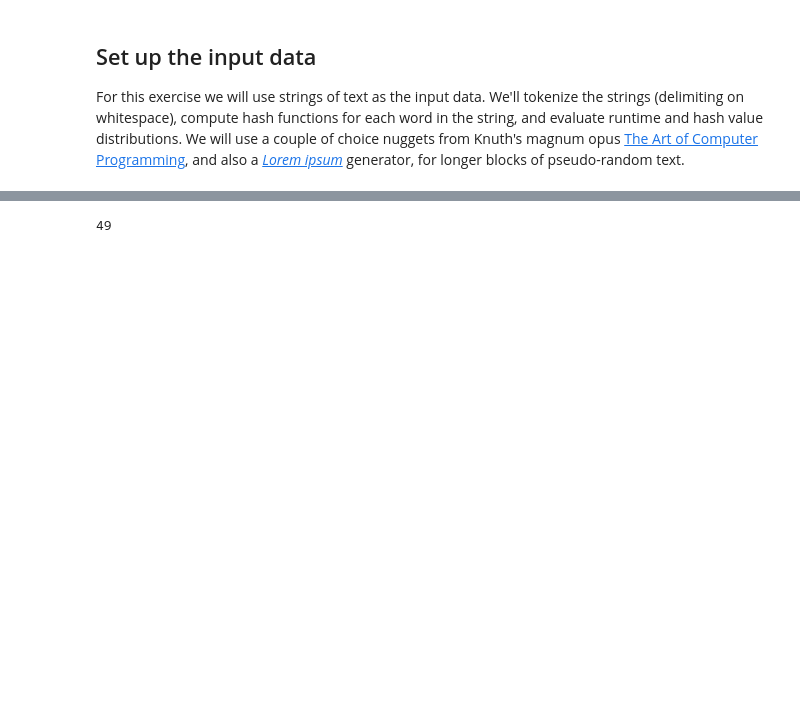
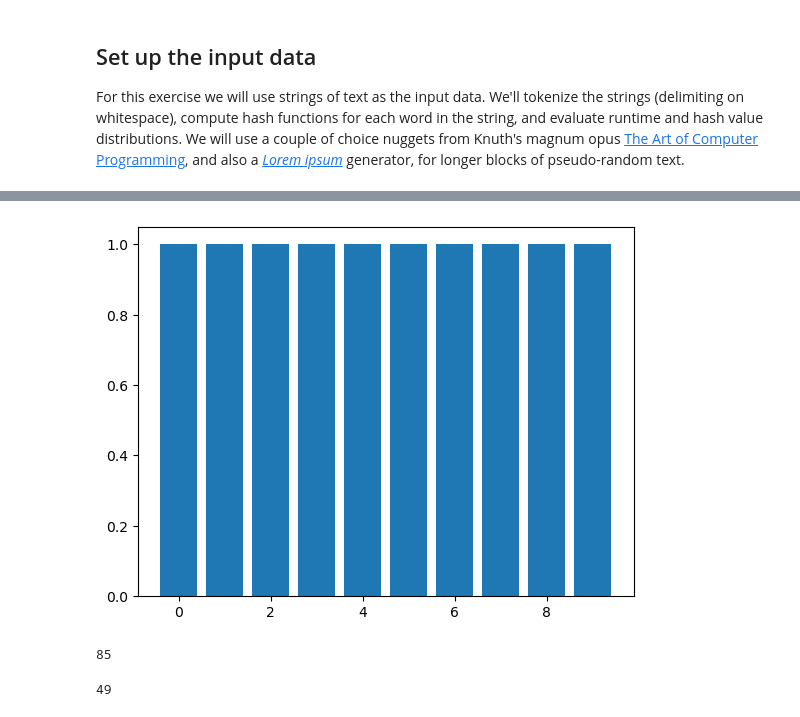
Before and after one commit to isaacovercast/CSCI232, a Jupyter notebook: notebooks/nb-1.1-hash-table-experiments.ipynb, the cells around one changed output, grey strips where cells are left out. Cells and saved outputs as stored; diff of their text form; code cells hidden in the pictures; blank space fills up the shorter version.

Commit message:
Filling out hash table experiment notebook

```diff
--- a/notebooks/nb-1.1-hash-table-experiments.ipynb
+++ b/notebooks/nb-1.1-hash-table-experiments.ipynb
@@ -60,3 +113,47 @@ lorem_text = lorem.paragraphs(1).split()
+# %%
+class my_hasher:
+    def __init__(self, size=10, hash_method=hash):
+        """
+        Initialize a simple class to wrap and evaluate hash function performance.
+
+        Parameters:
+            size (int): The size of the hash table index
+            hash_method (function): The hash code to apply
+        """
+        self.size = size
+        # A list for counting the number of collisions at a given index
+        self.indices = [0] * size
+        self.hash_method = hash_method
+
+    def hash_data(self, data=[0,1,2,3,4,5,6,7,8,9]):
+        """
+        Apply the hash function (hash code plus compression) to each element
+        of the input data, and accumulate the number of 'hits' to a given index.
+
+        Parameters:
+            data (list): A list of elements to which the function will be applied.
+                         List items must be strings or numerical.
+        """
+        for item in data:
+            # Apply the has function to each item
+            hash_val = self.hash_method(item) % self.size
+            self.indices[hash_val] += 1
+
+    def evenness(self):
+        return np.exp(entropy(self.indices))/self.size
+
+    def plot(self):
+        plt.bar(range(self.size), self.indices)
+
+m = my_hasher()
+m.hash_data()
+m.plot()
+# %% [output]
+[figure, added]
+# %%
+np.random.randint(100)
+# %% [output]
+85
 # %%
 ord('1')
 # %% [output]
```
Also changed, not shown: parts of 5 cells of this notebook.
